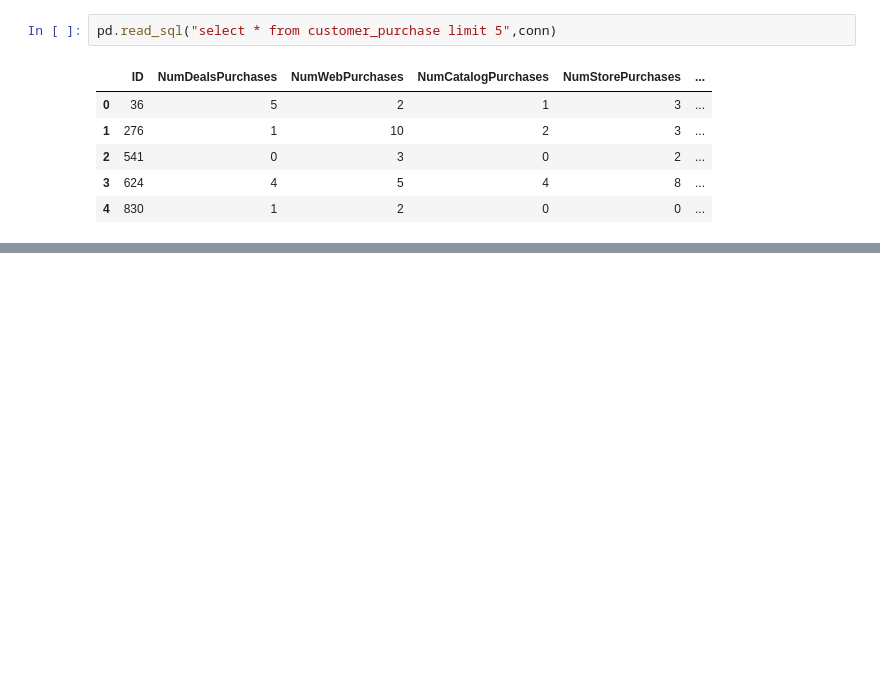
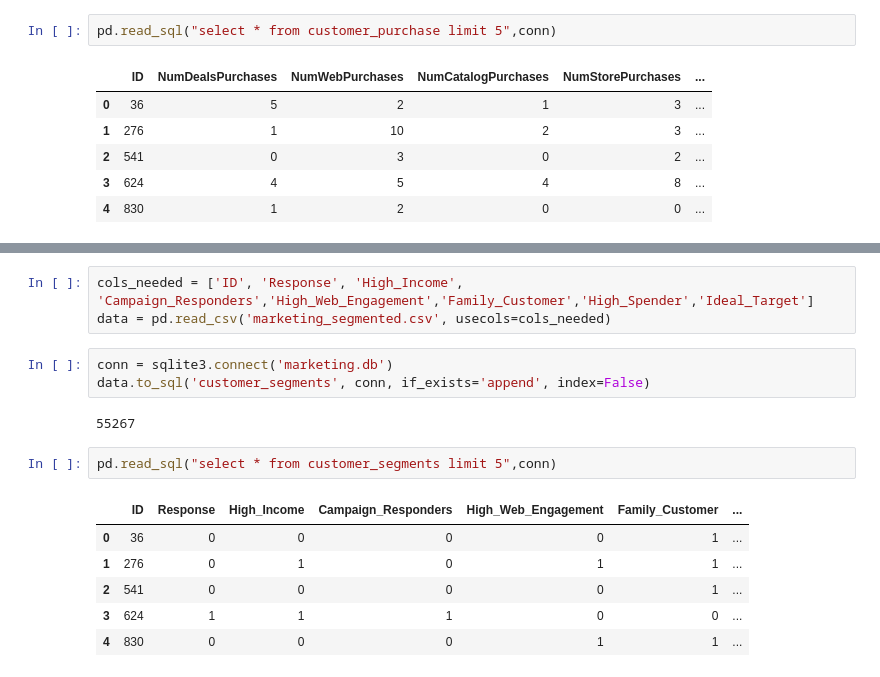
Before and after one commit to dharanigs-19/Mini-Project, a Jupyter notebook: Mini_Project_2.ipynb, the cells around one changed output, grey strips where cells are left out. Drawn from its saved outputs; the diff is of its cells as text; blank space fills up the shorter version.

```diff
--- a/Mini_Project_2.ipynb
+++ b/Mini_Project_2.ipynb
@@ -724,0 +742,17 @@ pd.read_sql("select * from customer_purchase limit 5",conn)
+# %%
+cols_needed = ['ID', 'Response', 'High_Income', 'Campaign_Responders','High_Web_Engagement','Family_Customer','High_Spender','Ideal_Target']
+data = pd.read_csv('marketing_segmented.csv', usecols=cols_needed)
+# %%
+conn = sqlite3.connect('marketing.db')
+data.to_sql('customer_segments', conn, if_exists='append', index=False)
+# %% [output]
+55267
+# %%
+pd.read_sql("select * from customer_segments limit 5",conn)
+# %% [output]
+|  | ID | Response | High_Income | Campaign_Responders | High_Web_Engagement | Family_Customer | ... |
+| 0 | 36 | 0 | 0 | 0 | 0 | 1 | ... |
+| 1 | 276 | 0 | 1 | 0 | 1 | 1 | ... |
+| 2 | 541 | 0 | 0 | 0 | 0 | 1 | ... |
+| 3 | 624 | 1 | 1 | 1 | 0 | 0 | ... |
+| 4 | 830 | 0 | 0 | 0 | 1 | 1 | ... |
```
Also changed, not shown: parts of 1 cell of this notebook.
